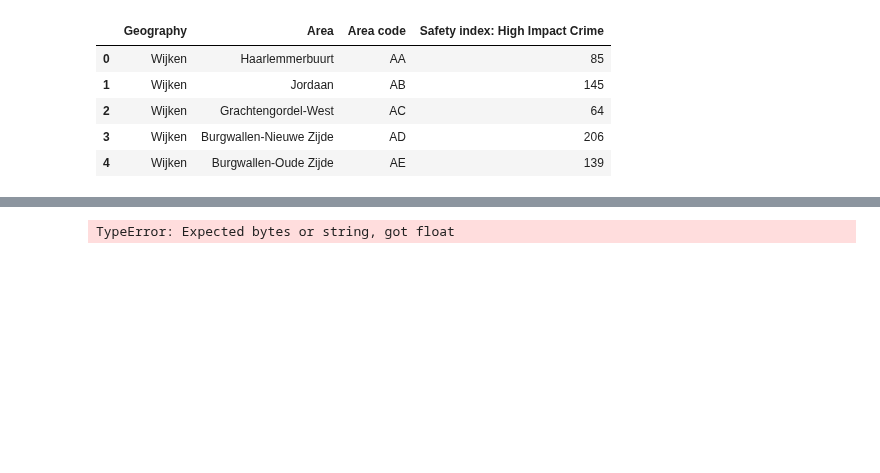
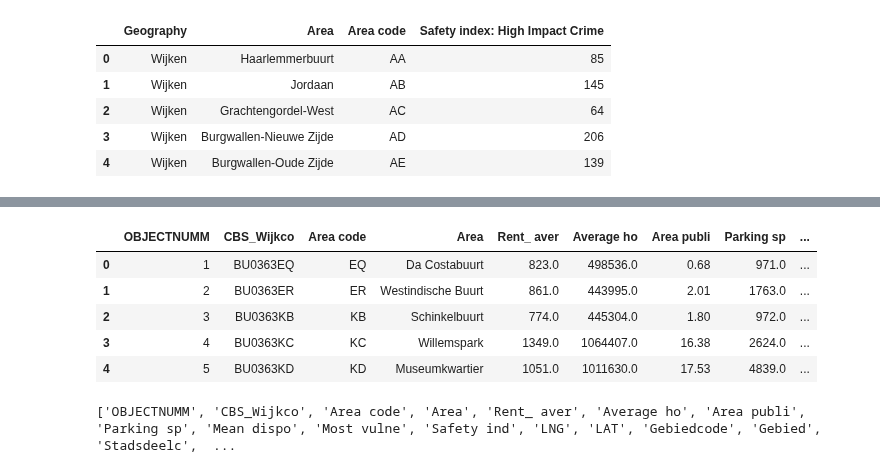
Before and after one commit to MJMRData1Assignment1/Assignment-1, a Jupyter notebook: Hackathon/Step1_2.ipynb, the cells around one changed output, grey strips where cells are left out. Drawn from its saved outputs; the diff is of its cells as text; code cells hidden in the pictures; blank space fills up the shorter version.

```diff
--- a/Hackathon/Step1_2.ipynb
+++ b/Hackathon/Step1_2.ipynb
@@ -312,10 +296,0 @@ merged.to_csv(folder_dir+'\\MergedData.csv')
-# %%
-from shapely.wkt import loads
-
-merged['geometry'] = merged['geometry'].apply(loads)
-gdf = gpd.GeoDataFrame(merged, geometry='geometry')
-
-# save the dataset
-merged.to_file(folder_dir+'\\MergedData.csv')
-# %% [output]
-TypeError: Expected bytes or string, got float
@@ -321,0 +301,17 @@ TypeError: Expected bytes or string, got float
+# %%
+# load the geo file
+
+file_path = 'C:\\Users\\Admin\\Desktop\\Code\\Assignment-1\\Hackathon\\csv\\MergedData_Geo.shp'
+dataset = gpd.read_file(file_path)
+dataset.head()
+# %% [output]
+|  | OBJECTNUMM | CBS_Wijkco | Area code | Area | Rent_ aver | Average ho | Area publi | Parking sp | ... |
+| 0 | 1 | BU0363EQ | EQ | Da Costabuurt | 823.0 | 498536.0 | 0.68 | 971.0 | ... |
+| 1 | 2 | BU0363ER | ER | Westindische Buurt | 861.0 | 443995.0 | 2.01 | 1763.0 | ... |
+| 2 | 3 | BU0363KB | KB | Schinkelbuurt | 774.0 | 445304.0 | 1.80 | 972.0 | ... |
+| 3 | 4 | BU0363KC | KC | Willemspark | 1349.0 | 1064407.0 | 16.38 | 2624.0 | ... |
+| 4 | 5 | BU0363KD | KD | Museumkwartier | 1051.0 | 1011630.0 | 17.53 | 4839.0 | ... |
+# %%
+print(dataset.columns.tolist())
+# %% [output]
+['OBJECTNUMM', 'CBS_Wijkco', 'Area code', 'Area', 'Rent_ aver', 'Average ho', 'Area publi', 'Parking sp', 'Mean dispo', 'Most vulne', 'Safety ind', 'LNG', 'LAT', 'Gebiedcode', 'Gebied', 'Stadsdeelc',  ...
```
Also changed, not shown: parts of 16 cells of this notebook, 6 other files.
